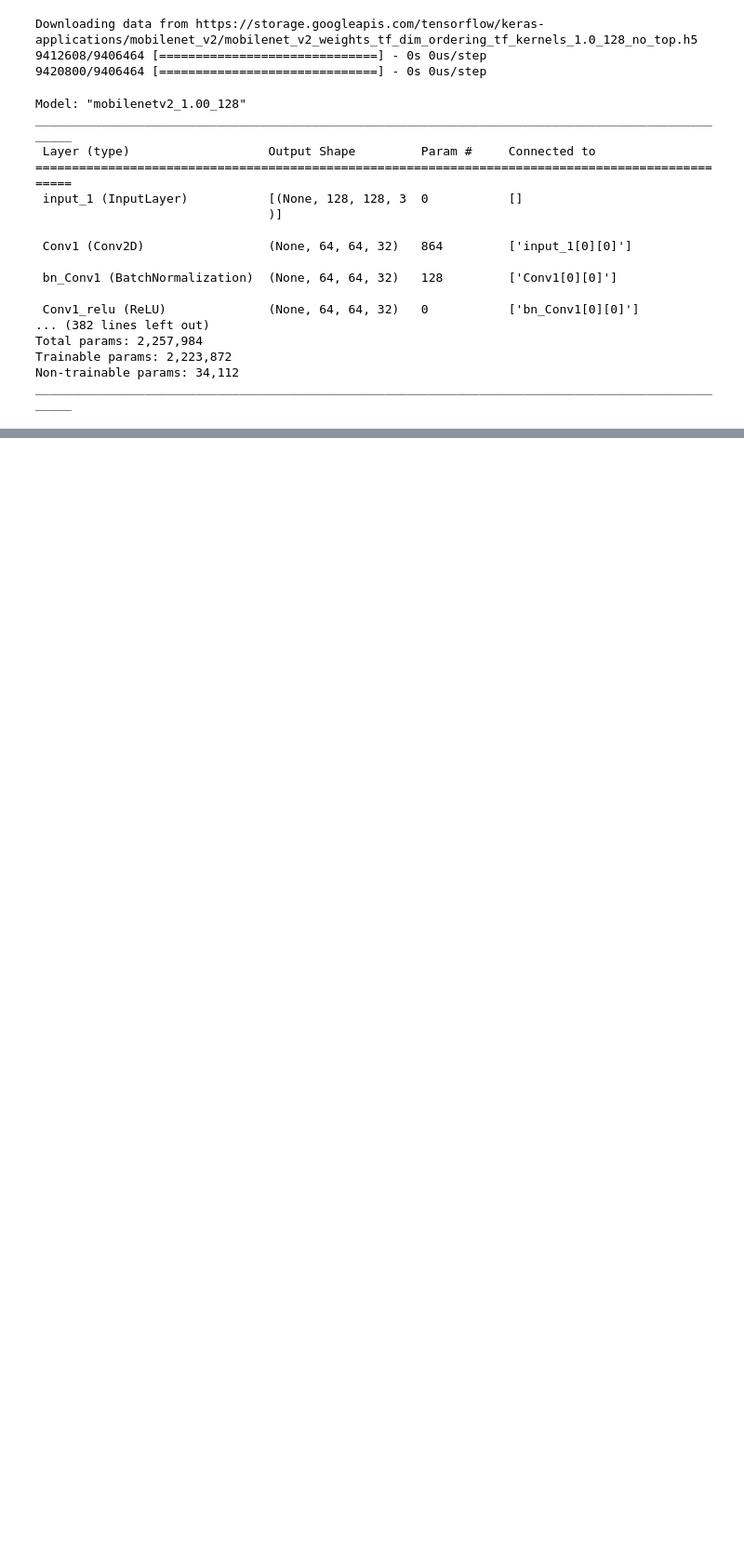
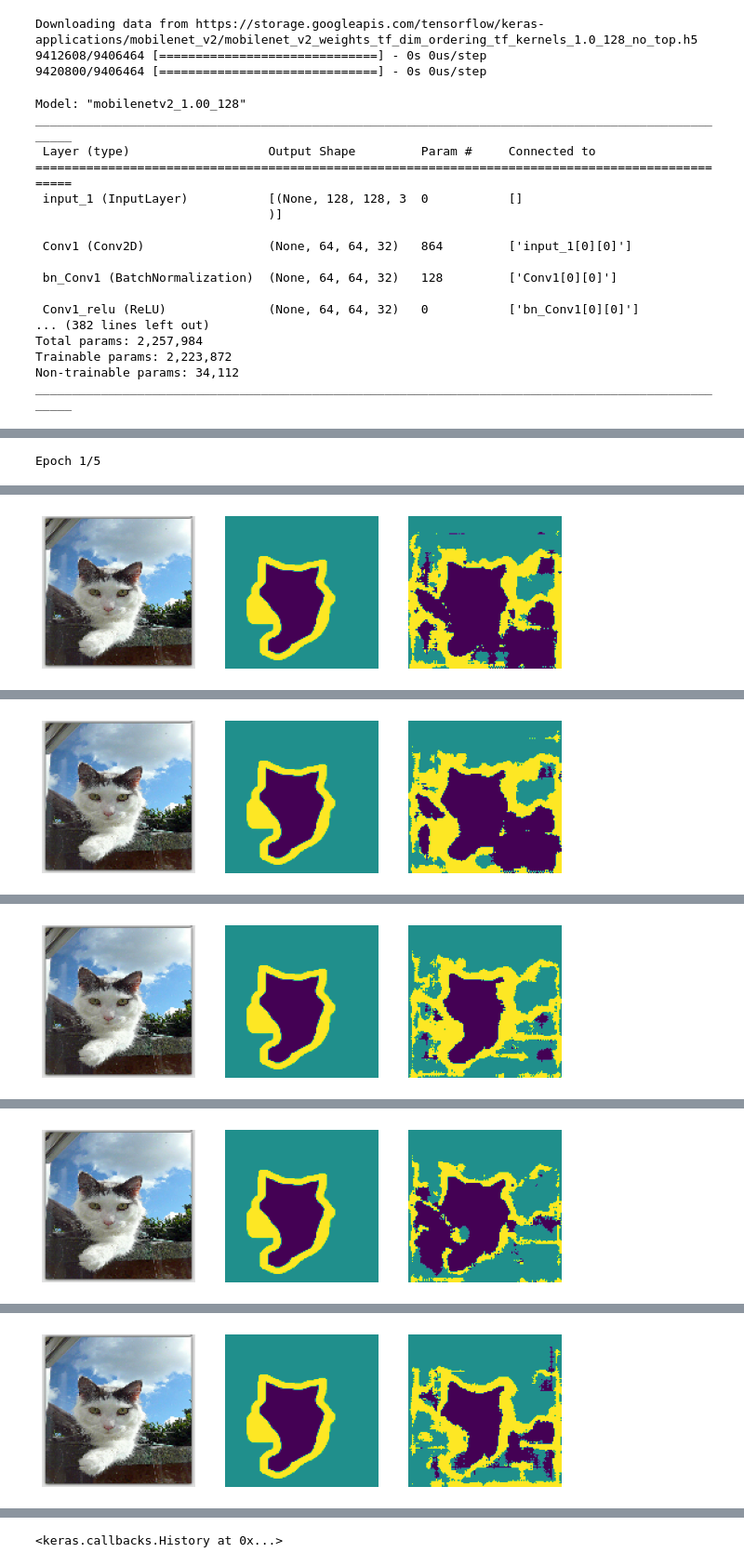
Before and after one commit to brainmentorspvtltd/IGDTU_DL_June22, a Jupyter notebook: ImageSegmentation.ipynb, the cells around one changed output, grey strips where cells are left out. Shown at 93% size. Cells and saved outputs as stored; diff of their text form; code cells hidden in the pictures; blank space fills up the shorter version.

```diff
--- a/ImageSegmentation.ipynb
+++ b/ImageSegmentation.ipynb
@@ -143,0 +228,5 @@ ________________________________________________________________________________
+# %%
+steps_per_epoch = train_length / batch_size
+model.fit(train_batches, epochs=5, steps_per_epoch=steps_per_epoch, callbacks=[ShowCallback()])
+# %% [output]
+Epoch 1/5
@@ -143,0 +234 @@ ________________________________________________________________________________
+[figure, added]
@@ -143,0 +237 @@ ________________________________________________________________________________
+[figure, added]
@@ -143,0 +240 @@ ________________________________________________________________________________
+[figure, added]
@@ -143,0 +243 @@ ________________________________________________________________________________
+[figure, added]
@@ -143,0 +246 @@ ________________________________________________________________________________
+[figure, added]
@@ -143,0 +248 @@ ________________________________________________________________________________
+<keras.callbacks.History at 0x...>
```
Also changed, not shown: parts of 16 cells of this notebook.
